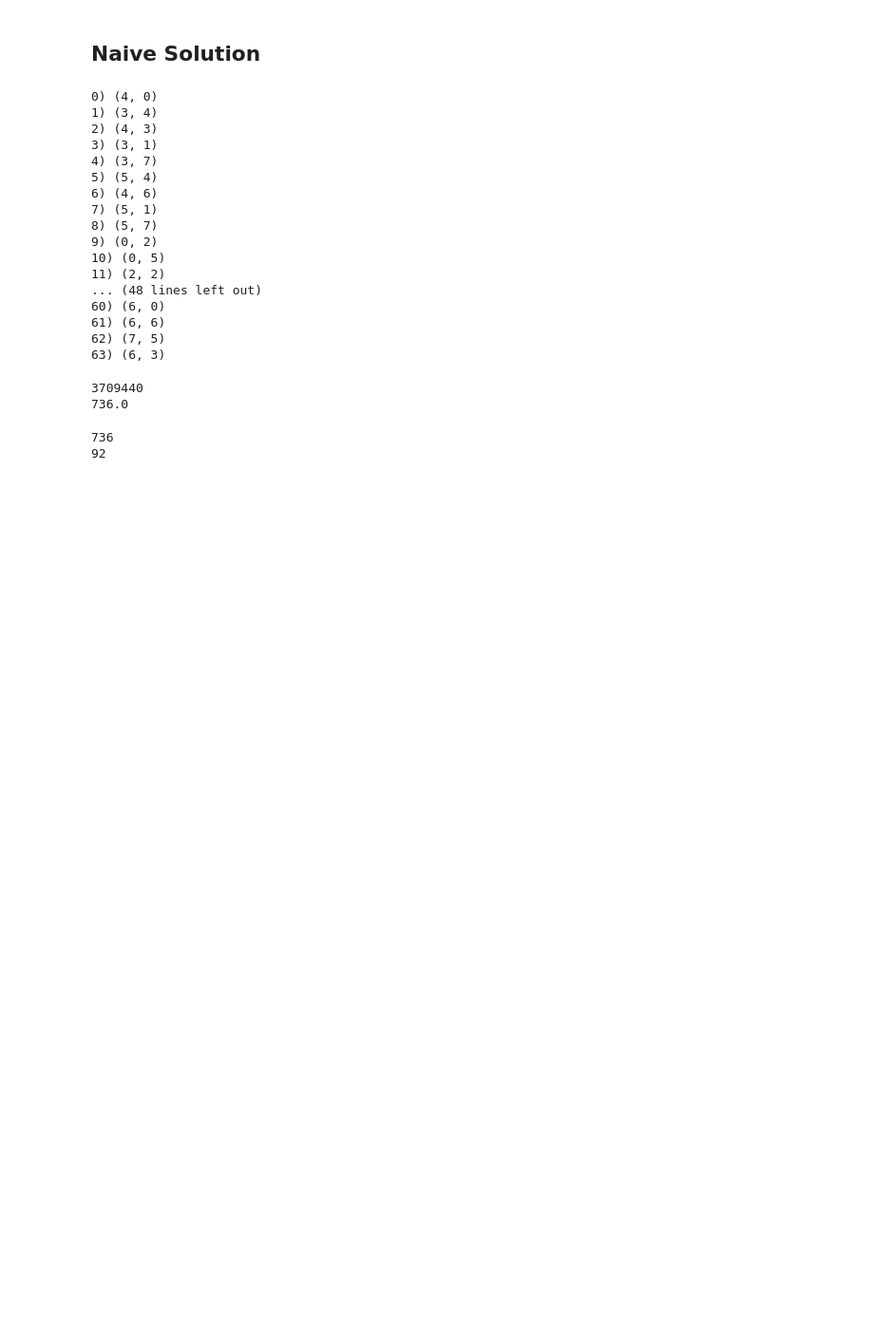
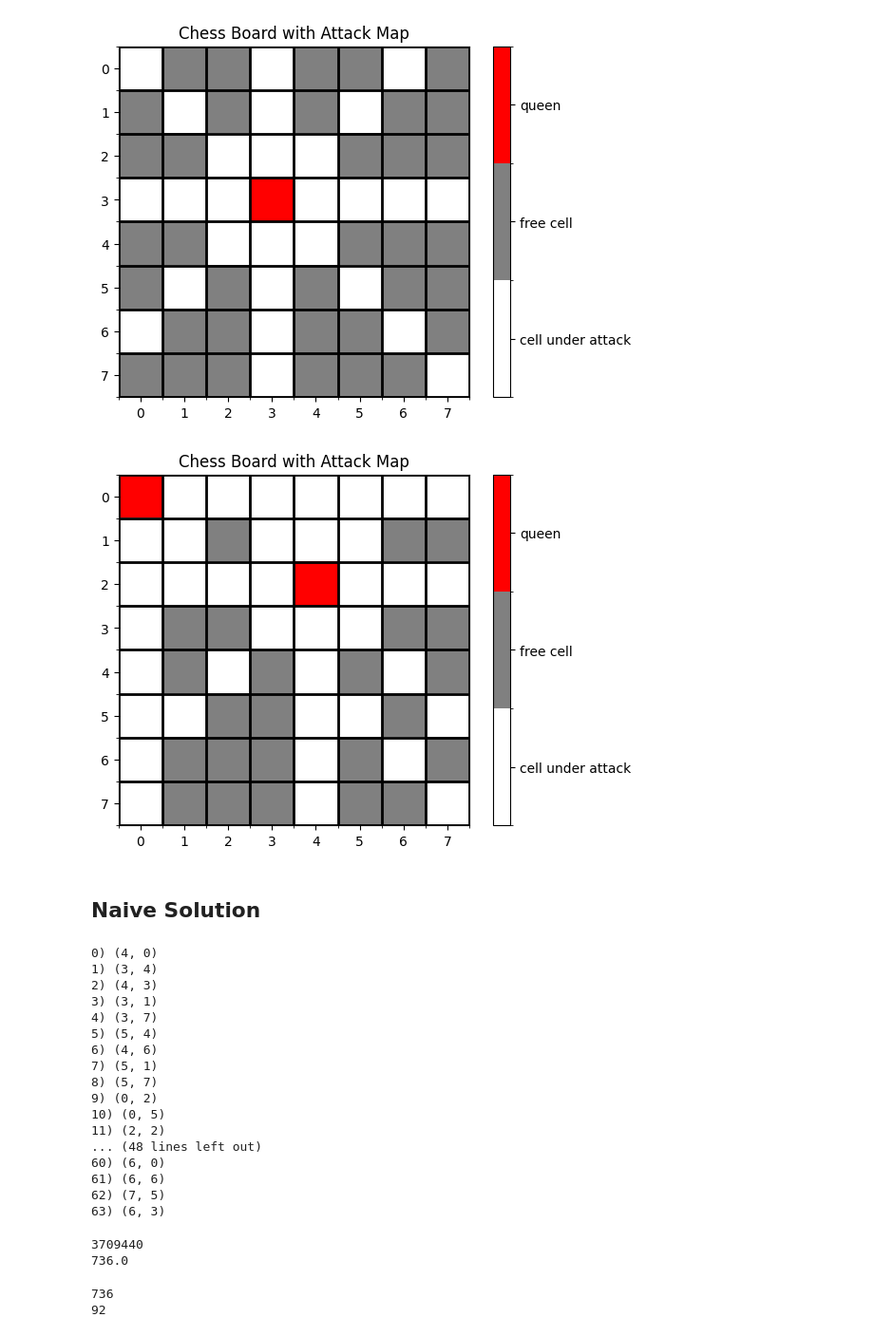
Before and after one commit to Tikhon-Radkevich/EPAM, a Jupyter notebook: combinatorics/knight.ipynb, the cells around one changed output. Shown at 95% size. Saved outputs shown, nothing was run; the diff lists cells and outputs as text; code cells hidden in the pictures; blank space fills up the shorter version.

```diff
--- a/combinatorics/knight.ipynb
+++ b/combinatorics/knight.ipynb
@@ -34,3 +122,14 @@ for i in range(8):
+# %%
+queens_coords = [(3, 3)]
+attack_map = get_attack_board(queens_coords)
+visualize_chess_board(attack_map)
+
+queens_coords = [(0, 0), (2, 4)]
+attack_map = get_attack_board(queens_coords)
+visualize_chess_board(attack_map)
+# %% [output]
+[figure, added]
+[figure, added]
 # %% [markdown]
 ## Naive Solution
 # %%
```
Also changed, not shown: parts of 13 cells of this notebook, 1 other file.
